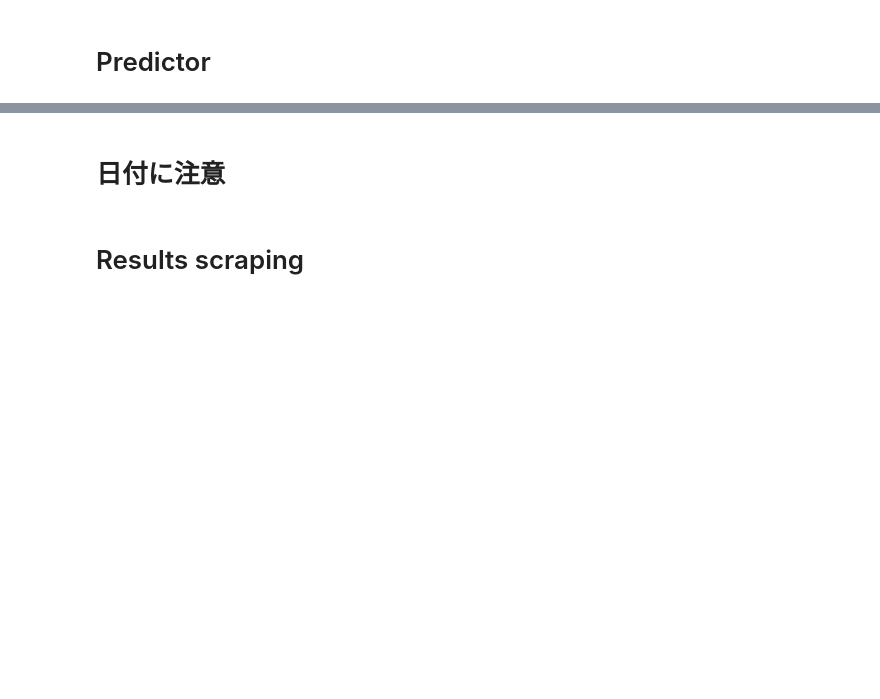
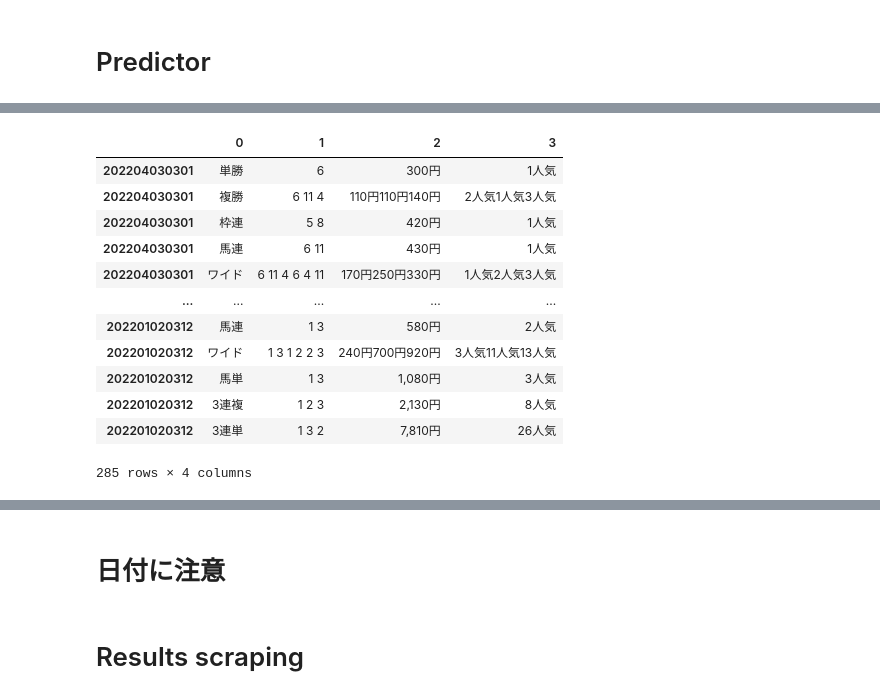
Before and after one commit to yodarjeering/horse, a Jupyter notebook: Rank.ipynb, the cells around one changed output, grey strips where cells are left out. Cells and saved outputs as stored; diff of their text form; code cells hidden in the pictures; blank space fills up the shorter version.

```diff
--- a/Rank.ipynb
+++ b/Rank.ipynb
@@ -324,3 +285,17 @@ race_id_list += ['2022010202{}'.format(str(i).zfill(2)) for i in range(1,13)]
 # race_id_list += ['2022020104{}'.format(str(i).zfill(2)) for i in range(1,13)]
 # race_id_list += ['2022020105{}'.format(str(i).zfill(2)) for i in range(1,13)]
 # race_id_list += ['2022020106{}'.format(str(i).zfill(2)) for i in range(1,13)]
+# %%
+race_id_list = []
+
+for place in range(1, 11, 1):
+    for kai in range(1, 6, 1):
+        for day in range(1, 13, 1):
+            for r in range(1, 13, 1):
+                race_id = "2022" + str(place).zfill(2) + str(kai).zfill(2) +\
+		str(day).zfill(2) + str(r).zfill(2)
+                race_id_list.append(race_id)
+# %%
+results.index.tolist()
+race_id_list = list(map(int,race_id_list))
+t_ = race_id_list.copy()
@@ -572,0 +476,17 @@ pt.show_results_today()
+# %%
+tsl.return_table_today(pt.race_id_list)
+tsl.return_tables
+# %% [output]
+|  | 0 | 1 | 2 | 3 |
+| 202204030301 | 単勝 | 6 | 300円 | 1人気 |
+| 202204030301 | 複勝 | 6 11 4 | 110円110円140円 | 2人気1人気3人気 |
+| 202204030301 | 枠連 | 5 8 | 420円 | 1人気 |
+| 202204030301 | 馬連 | 6 11 | 430円 | 1人気 |
+| 202204030301 | ワイド | 6 11 4 6 4 11 | 170円250円330円 | 1人気2人気3人気 |
+| ... | ... | ... | ... | ... |
+| 202201020312 | 馬連 | 1 3 | 580円 | 2人気 |
+| 202201020312 | ワイド | 1 3 1 2 2 3 | 240円700円920円 | 3人気11人気13人気 |
+| 202201020312 | 馬単 | 1 3 | 1,080円 | 3人気 |
+| 202201020312 | 3連複 | 1 2 3 | 2,130円 | 8人気 |
+| 202201020312 | 3連単 | 1 3 2 | 7,810円 | 26人気 |
+285 rows × 4 columns
```
Also changed, not shown: parts of 53 cells of this notebook, 3 other files.
